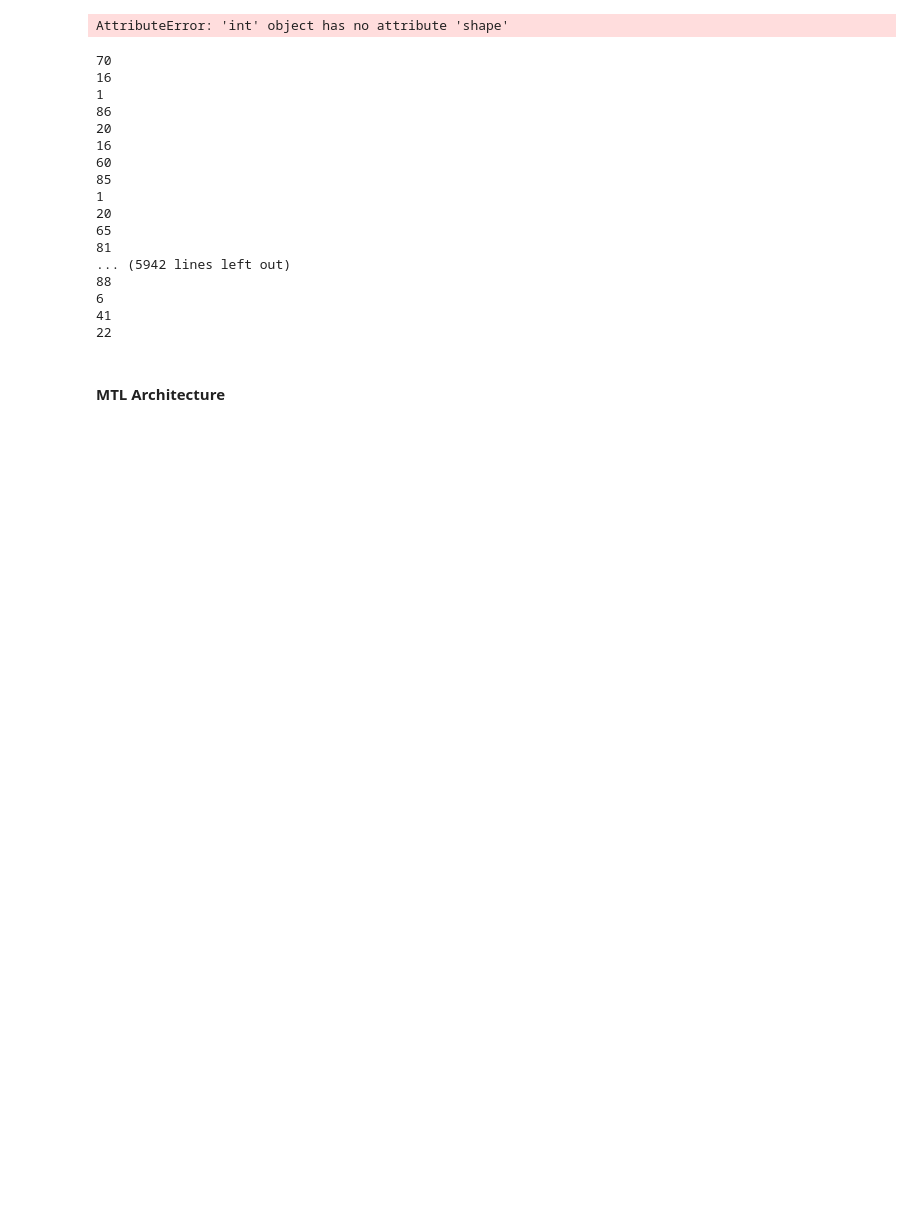
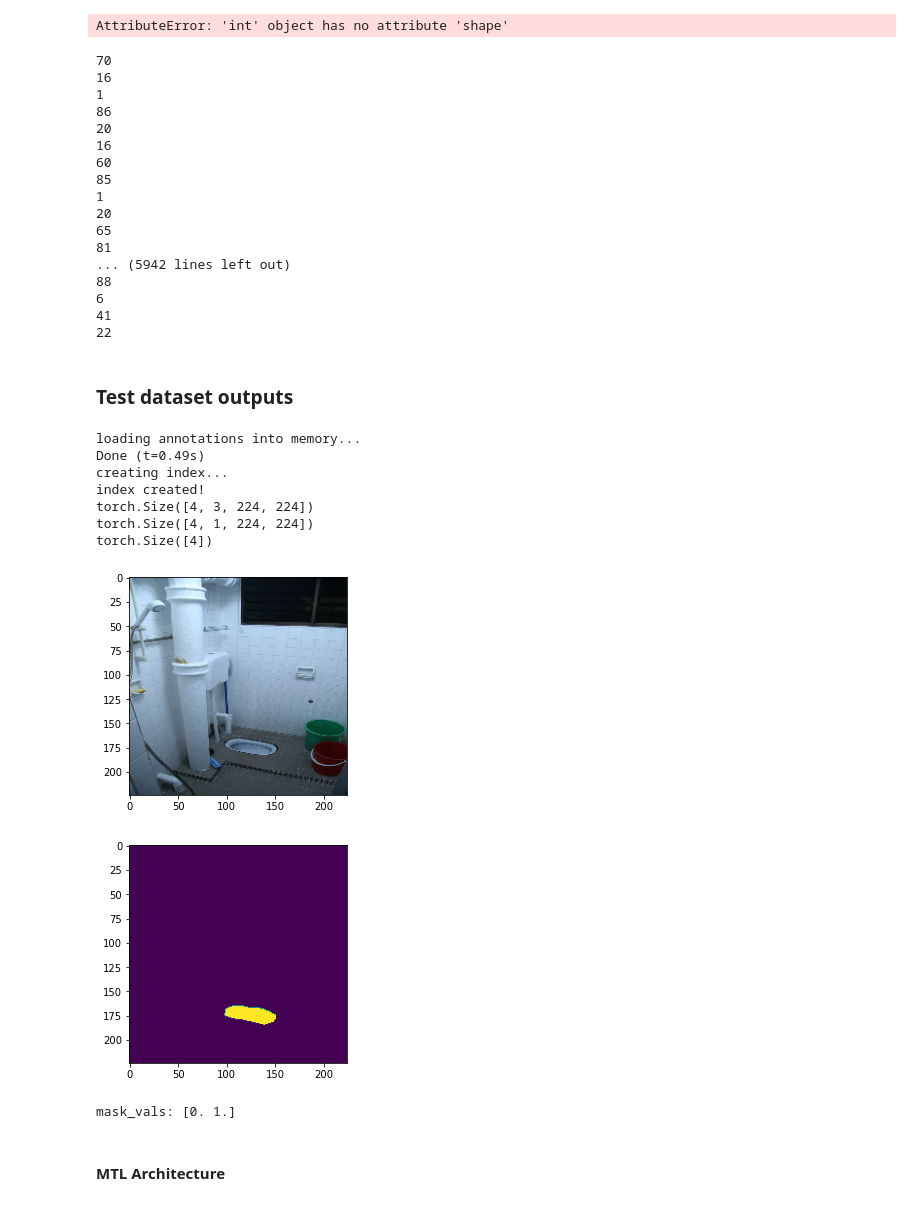
Before and after one commit to jmiano/MTLSys, a Jupyter notebook: MTL_Architecture_Development.ipynb, the cells around one changed output. Drawn from its saved outputs; the diff is of its cells as text; code cells hidden in the pictures; blank space fills up the shorter version.

```diff
--- a/MTL_Architecture_Development.ipynb
+++ b/MTL_Architecture_Development.ipynb
@@ -77,6 +80,33 @@ for img, mask, classId in val_gen:
 # %%
 for img, mask, classId in val_gen:  # can no longer iterate through the generator
     print(classId)
+# %% [markdown]
+### Test dataset outputs
+# %%
+val_dataset = COCODataset(folder='dataset', mode='val')
+val_loader = DataLoader(dataset=val_dataset, batch_size=4, shuffle=False)
+for image, mask, classId in val_loader:
+    print(image.shape)
+    print(mask.shape)
+    print(classId.shape)
+    print()
+    plt.imshow(image[0, :, :, :].permute(1, 2, 0))
+    plt.show()
+    plt.imshow(mask[0, :, :, :].permute(1, 2, 0))
+    plt.show()
+    print(f'mask_vals: {np.unique(mask)}')
+    break
+# %% [output]
+loading annotations into memory...
+Done (t=0.49s)
+creating index...
+index created!
+torch.Size([4, 3, 224, 224])
+torch.Size([4, 1, 224, 224])
+torch.Size([4])
+[figure, added]
+[figure, added]
+mask_vals: [0. 1.]
 # %% [markdown]
 #### MTL Architecture
 # %%
```
Also changed, not shown: parts of 7 cells of this notebook.
